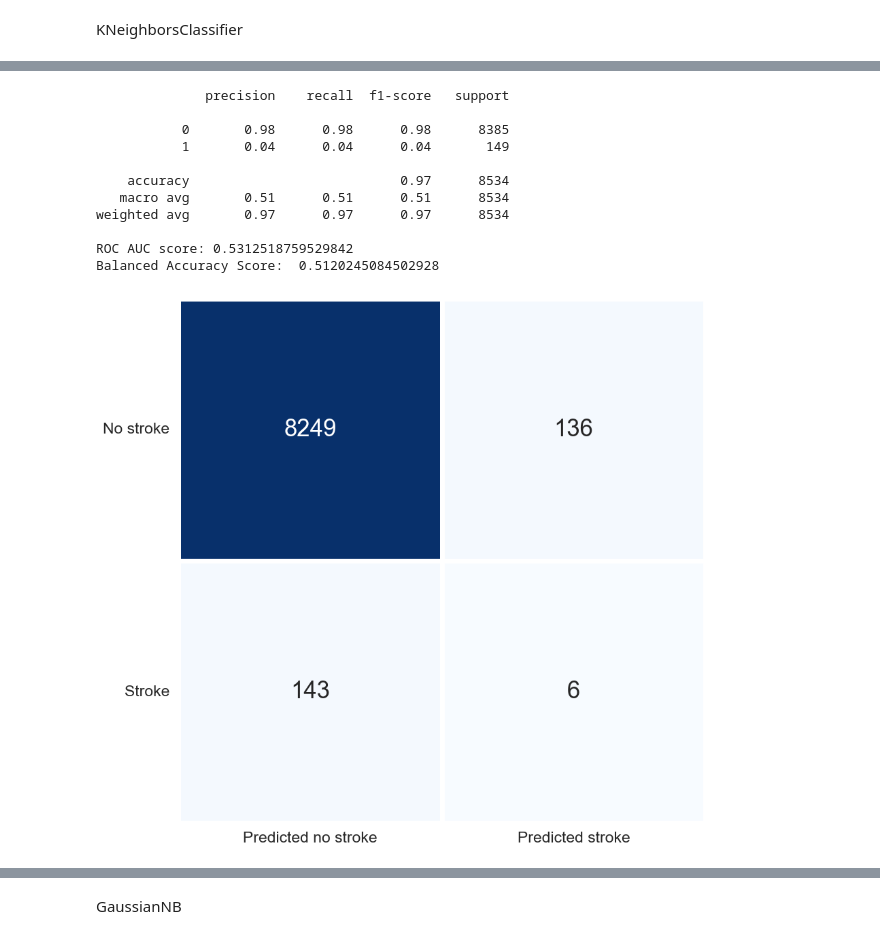
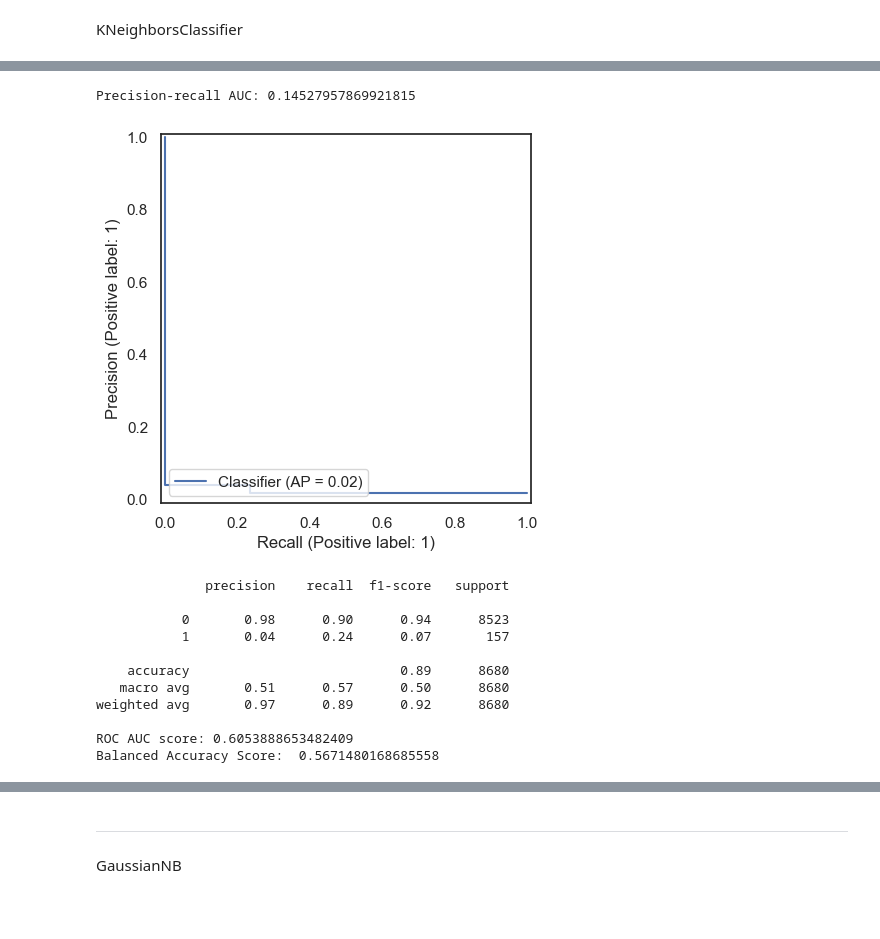
Before and after one commit to antoniocc12/Prediccion-ictus, a Jupyter notebook: notebooks/stroke.ipynb, the cells around one changed output, grey strips where cells are left out. Drawn from its saved outputs; the diff is of its cells as text; code cells hidden in the pictures; blank space fills up the shorter version.

```diff
--- a/notebooks/stroke.ipynb
+++ b/notebooks/stroke.ipynb
@@ -693,4 +653,0 @@ Wrapper
-# %%
-model = XGBClassifier()
-model.fit(X_train_res,y_train_res)
-y_pred = model.predict_proba(X_test_enc)
@@ -742,33 +669,33 @@ for m in range(len(models)):
     lst_2 = []
     model = models[m][1]
     model.fit(X_train_res,y_train_res)
-    y_pred = model.predict(X_test_enc)
+    y_pred = model.predict(X_test)
     cm = confusion_matrix(y_test,y_pred)
-    accuracies = cross_val_score(estimator= model, X = X_train_res,y = y_train_res, cv=3)
 
     roc = roc_auc_score(y_test,y_pred)
     precision = precision_score(y_test,y_pred)
     recall = recall_score(y_test,y_pred)
+    precisions, recalls, thresholds = precision_recall_curve(y_test, y_pred)
+    auc_precision_recall = auc(recalls, precisions)
+
     f1 = f1_score(y_test,y_pred)
     print(models[m][0],':')
     print(cm)
     print('Balanced Accuracy Score: {:.2f} %\n',balanced_accuracy_score(y_test,y_pred))
     print('Accuracy Score: {:.2f} %\n',accuracy_score(y_test,y_pred))
-    print('K-Fold Validation Mean Accuracy: {:.2f} %\n'.format(accuracies.mean()*100))
-    print('Standard Deviation: {:.2f} %\n'.format(accuracies.std()*100))
     print('ROC AUC Score: {:.2f}\n'.format(roc))
     print('Precision: {:.2f}\n'.format(precision))
     print('Recall: {:.2f}\n'.format(recall))
+    print('Precision recall curve AUC: {:.2f}\n'.format(auc_precision_recall))
     print('F1 Score: {:.2f}\n'.format(f1))
     print('-'*40)
     lst_2.append(models[m][0])
     lst_2.append(balanced_accuracy_score(y_test,y_pred)*100)
     lst_2.append(accuracy_score(y_test,y_pred)*100)
-    lst_2.append(accuracies.mean()*100)
-    lst_2.append(accuracies.std()*100)
     lst_2.append(roc)
     lst_2.append(precision)
     lst_2.append(recall)
+    lst_2.append(auc_precision_recall)
     lst_2.append(f1)
     lst_1.append(lst_2)
 # %% [output]
@@ -903,10 +820,18 @@ F1 score: 0.081
 # %%
-best_params = {'booster': 'gbtree', 'eta': 0.9957423589060678, 'max_depth': 283, 'leaf_size': 0.0004010438482451653, 'reg_lambda': 0.03533431523250564}
+best_params = {'booster': 'dart', 'eta': 0.11603681340543932, 'max_depth': 110, 'alpha': 0.05144848621295725, 'reg_lambda': 0.04227697579594064}
 classifier = XGBClassifier(**best_params)
-classifier.fit(X_train, y_train)
+classifier.fit(X_train_res, y_train_res)
+
 y_pred = classifier.predict(X_test)
 y_prob = classifier.predict_proba(X_test)[:,1]
 cm = confusion_matrix(y_test, y_pred)
+
+precision, recall, thresholds = precision_recall_curve(y_test, y_pred)
+auc_precision_recall = auc(recall, precision)
+print(f'Precision-recall AUC: {auc_precision_recall}')
+
+PrecisionRecallDisplay.from_predictions(y_test, y_pred)
+plt.show()
 
 print(classification_report(y_test, y_pred))
 print(f'ROC AUC score: {roc_auc_score(y_test, y_prob)}')
@@ -1017,46 +929,55 @@ F1 score: 0.042
 # %%
-best_params = {'n_neighbors': 2, 'weights': 'distance', 'algorithm': 'brute', 'leaf_size': 30, 'p': 1}
+best_params = study.best_params
 classifier = KNeighborsClassifier(**best_params)
-classifier.fit(X_train, y_train)
+classifier.fit(X_train_res, y_train_res)
+
 y_pred = classifier.predict(X_test)
 y_prob = classifier.predict_proba(X_test)[:,1]
 cm = confusion_matrix(y_test, y_pred)
 
+precision, recall, thresholds = precision_recall_curve(y_test, y_pred)
+auc_precision_recall = auc(recall, precision)
+print(f'Precision-recall AUC: {auc_precision_recall}')
+
+PrecisionRecallDisplay.from_predictions(y_test, y_pred)
+plt.show()
+
 print(classification_report(y_test, y_pred))
 print(f'ROC AUC score: {roc_auc_score(y_test, y_prob)}')
-print('Balanced Accuracy Score: ',balanced_accuracy_score(y_test, y_pred))
+print('Balanced Accuracy Score: ', balanced_accuracy_score(y_test, y_pred))
 
 # Matriz de Confusión
 plt.figure(figsize = (10, 10))
 sns.set(font_scale=1.5)
 sns.heatmap(cm, cmap = 'Blues', annot = True, fmt = 'd', linewidths = 5, cbar = False, annot_kws = {'fontsize': 25},
             yticklabels = ['No stroke', 'Stroke'], xticklabels = ['Predicted no stroke', 'Predicted stroke'])
 plt.yticks(rotation = 0)
 plt.savefig(os.path.join(os.path.dirname(os.path.dirname(os.path.abspath('file'))),'utils', "image", "mat_KNN.jpg"))
 
 # Curva ROC
 false_positive_rate, true_positive_rate, thresholds = roc_curve(y_test, y_prob)
 roc_auc = auc(false_positive_rate, true_positive_rate)
 
 sns.set_theme(style = 'white')
 plt.figure(figsize = (8, 8))
 plt.plot(false_positive_rate,true_positive_rate, color = '#b01717', label = 'AUC = %0.3f' % roc_auc)
 plt.legend(loc = 'lower right')
 plt.plot([0, 1], [0, 1], linestyle = '--', color = '#174ab0')
 plt.axis('tight')
 plt.ylabel('True Positive Rate')
 plt.xlabel('False Positive Rate')
 plt.savefig(os.path.join(os.path.dirname(os.path.dirname(os.path.abspath('file'))), 'utils', "image", "roc_KNN.jpg"))
 # %% [output]
-              precision    recall  f1-score   support
-
-           0       0.98      0.98      0.98      8385
-           1       0.04      0.04      0.04       149
-
-    accuracy                           0.97      8534
-   macro avg       0.51      0.51      0.51      8534
-weighted avg       0.97      0.97      0.97      8534
-
-ROC AUC score: 0.5312518759529842
-Balanced Accuracy Score:  0.5120245084502928
+Precision-recall AUC: 0.14527957869921815
-[figure, old version]
+[figure, new version]
+              precision    recall  f1-score   support
+
+           0       0.98      0.90      0.94      8523
+           1       0.04      0.24      0.07       157
+
+    accuracy                           0.89      8680
+   macro avg       0.51      0.57      0.50      8680
+weighted avg       0.97      0.89      0.92      8680
+
+ROC AUC score: 0.6053888653482409
+Balanced Accuracy Score:  0.5671480168685558
@@ -1064,3 +986,5 @@ Balanced Accuracy Score:  0.5120245084502928
+# %% [markdown]
+-- --
 # %% [markdown]
 GaussianNB
 # %%
```
Also changed, not shown: parts of 33 cells of this notebook, 9 other files.
